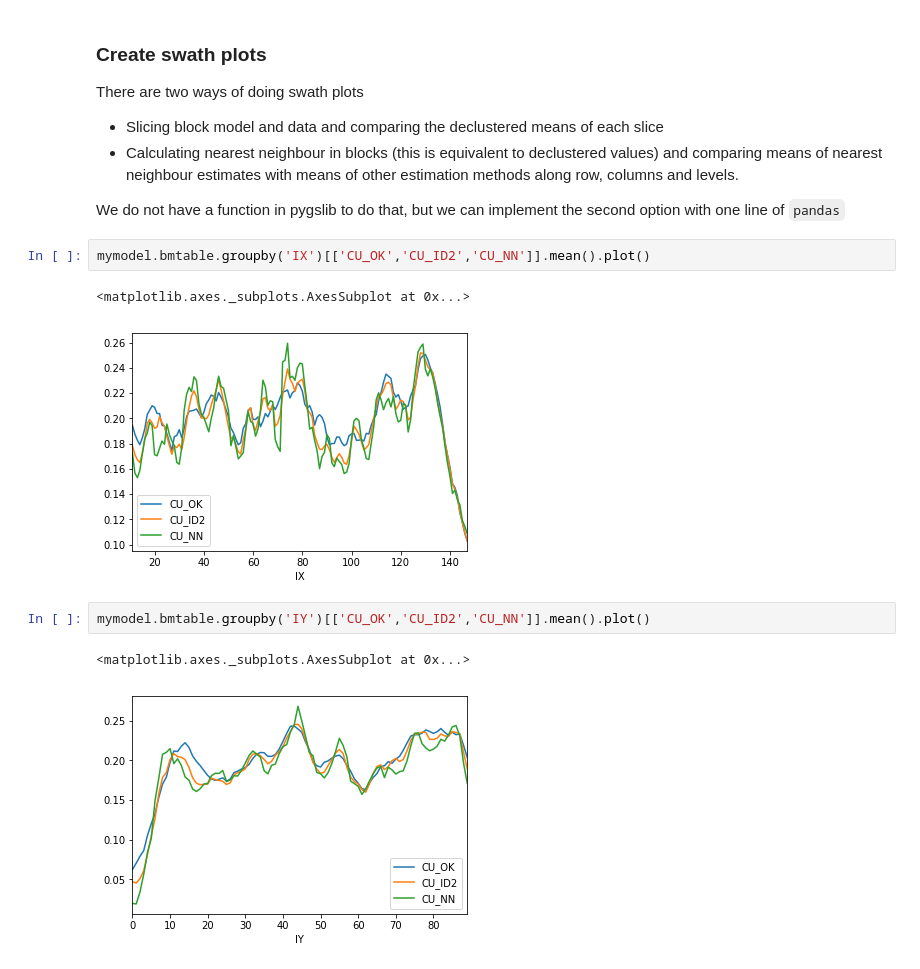
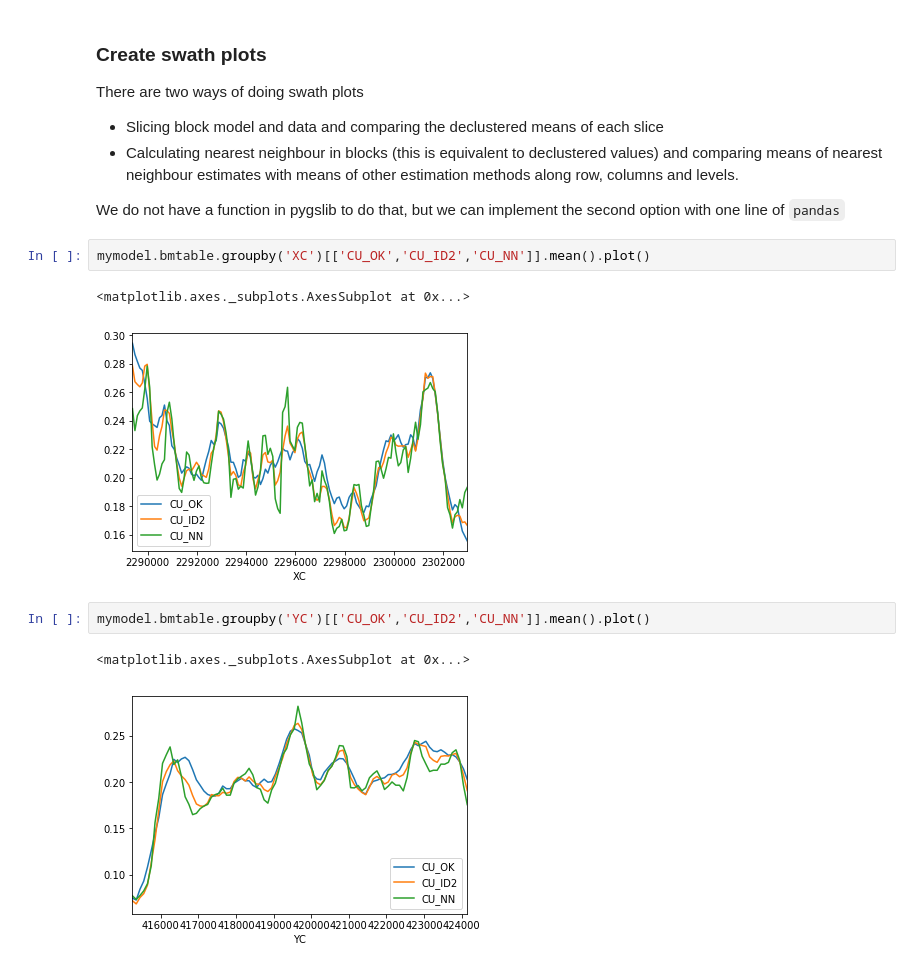
Before and after one commit to opengeostat/pygslib, a Jupyter notebook: pygslib/Ipython_templates/Tutorial_1/Tutorial_V2.ipynb, the cells around one changed output. Saved outputs shown, nothing was run; the diff lists cells and outputs as text.

```diff
--- a/pygslib/Ipython_templates/Tutorial_1/Tutorial_V2.ipynb
+++ b/pygslib/Ipython_templates/Tutorial_1/Tutorial_V2.ipynb
@@ -617,13 +663,13 @@ There are two ways of doing swath plots
 
 We do not have a function in pygslib to do that, but we can implement the second option with one line of ``pandas``
 # %%
-mymodel.bmtable.groupby('IX')[['CU_OK','CU_ID2','CU_NN']].mean().plot()
+mymodel.bmtable.groupby('XC')[['CU_OK','CU_ID2','CU_NN']].mean().plot()
 # %% [output]
 <matplotlib.axes._subplots.AxesSubplot at 0x...>
-[figure, old version]
+[figure, new version]
 # %%
-mymodel.bmtable.groupby('IY')[['CU_OK','CU_ID2','CU_NN']].mean().plot()
+mymodel.bmtable.groupby('YC')[['CU_OK','CU_ID2','CU_NN']].mean().plot()
 # %% [output]
 <matplotlib.axes._subplots.AxesSubplot at 0x...>
-[figure, old version]
+[figure, new version]
 # %%
```
Also changed, not shown: parts of 10 cells of this notebook, 8 other files.
